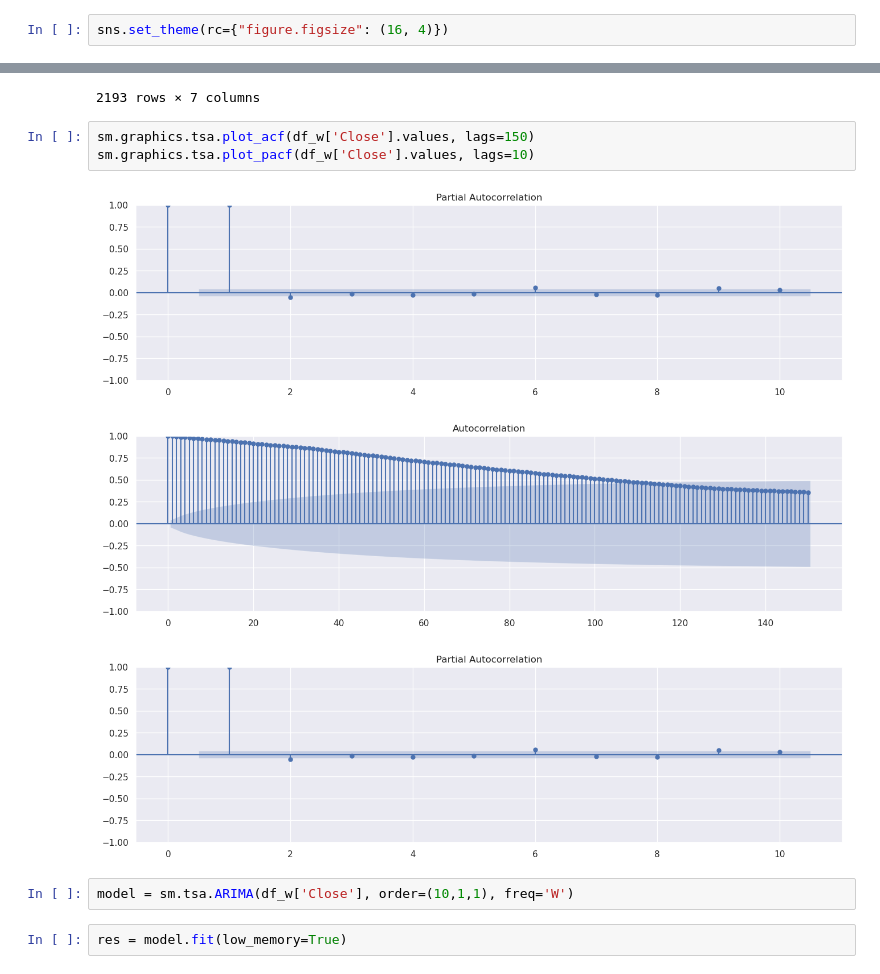
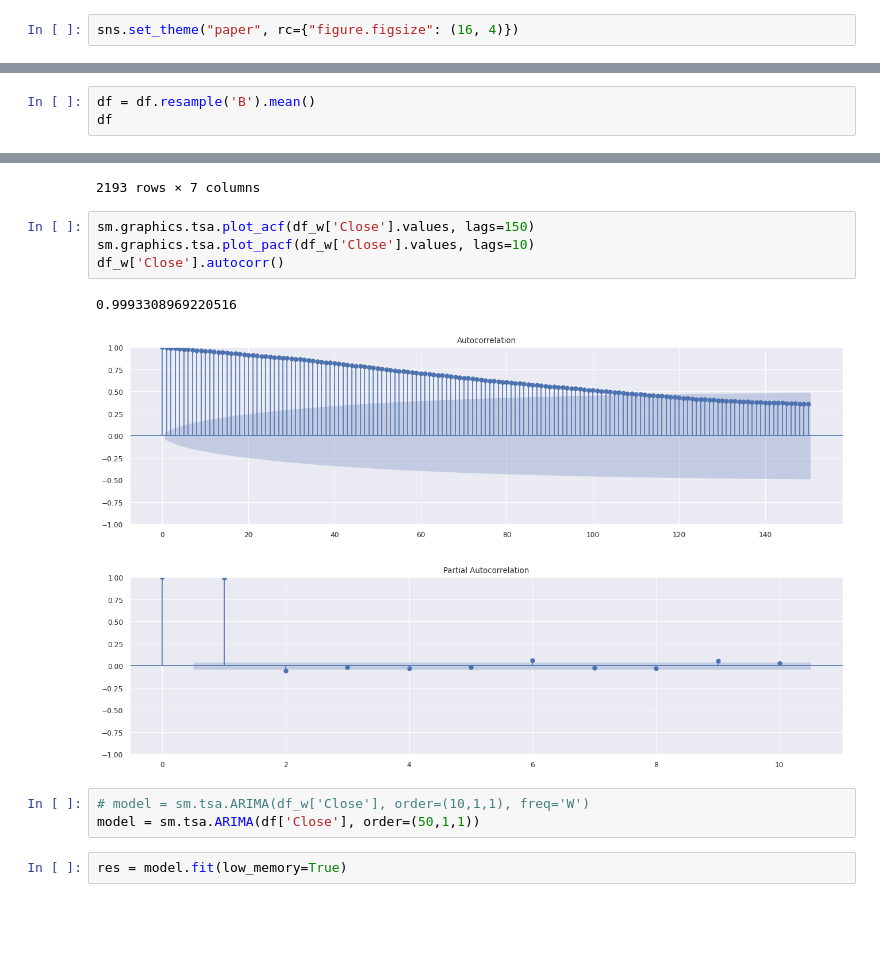
Before and after one commit to GJMrem/Stock-Market, a Jupyter notebook: notebooks/ARIMA.ipynb, the cells around one changed output, grey strips where cells are left out. Saved outputs shown, nothing was run; the diff lists cells and outputs as text; blank space fills up the shorter version.

Commit message:
Fit ARIMA(50,1,1)

```diff
--- a/notebooks/ARIMA.ipynb
+++ b/notebooks/ARIMA.ipynb
@@ -3,7 +3,7 @@ import pandas as pd
 import statsmodels.api as sm
 import seaborn as sns
 # %%
-sns.set_theme(rc={"figure.figsize": (16, 4)})
+sns.set_theme("paper", rc={"figure.figsize": (16, 4)})
 # %%
 df = pd.read_csv('../data/sp500/csv/AAPL.csv', parse_dates=['Date'], date_format='%d-%m-%Y', index_col=0)
 df['RateOfReturn'] = (df['Close'] - df['Close'].shift(1))/df['Close'].shift(1)
@@ -32,0 +44,3 @@ sm.graphics.tsa.plot_pacf(df['Close'].values, lags=10)
+# %%
+df = df.resample('B').mean()
+df
@@ -51,12 +80,14 @@ df_w
 # %%
 sm.graphics.tsa.plot_acf(df_w['Close'].values, lags=150)
 sm.graphics.tsa.plot_pacf(df_w['Close'].values, lags=10)
+df_w['Close'].autocorr()
 # %% [output]
+0.9993308969220516
-[figure, old version]
+[figure, new version]
-[figure, old version]
+[figure, new version]
-[figure, removed]
 # %%
-model = sm.tsa.ARIMA(df_w['Close'], order=(10,1,1), freq='W')
+# model = sm.tsa.ARIMA(df_w['Close'], order=(10,1,1), freq='W')
+model = sm.tsa.ARIMA(df['Close'], order=(50,1,1))
 # %%
 res = model.fit(low_memory=True)
 # %%
```
Also changed, not shown: parts of 7 cells of this notebook.
